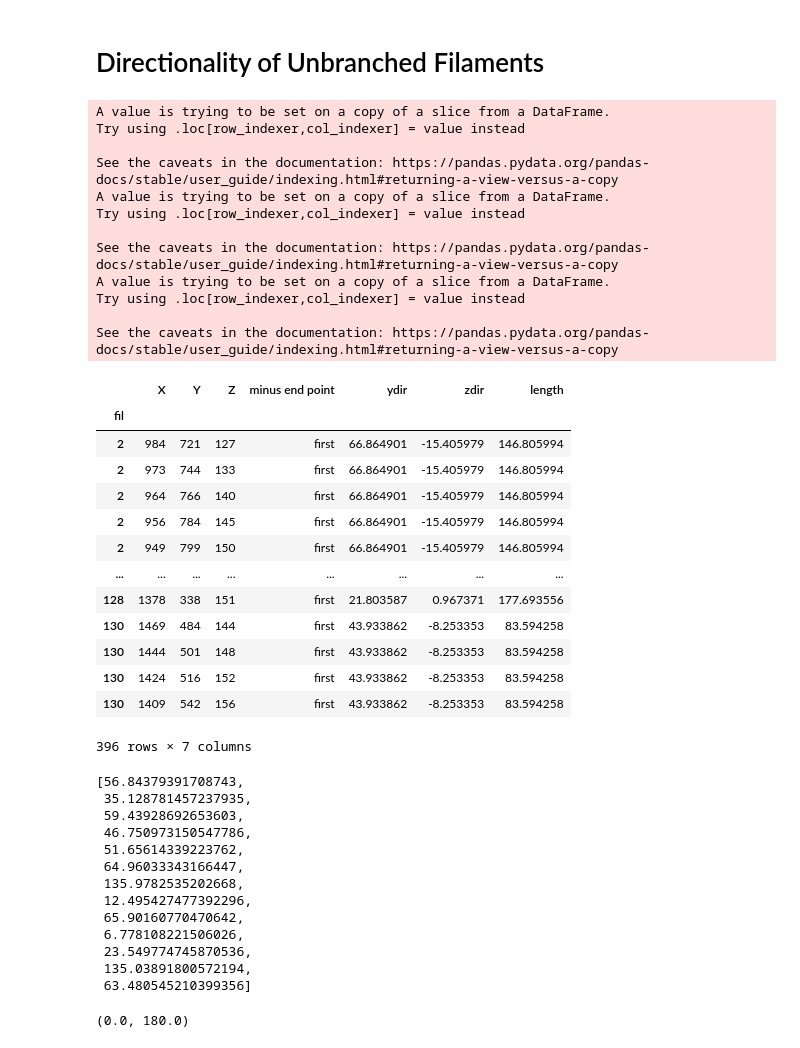
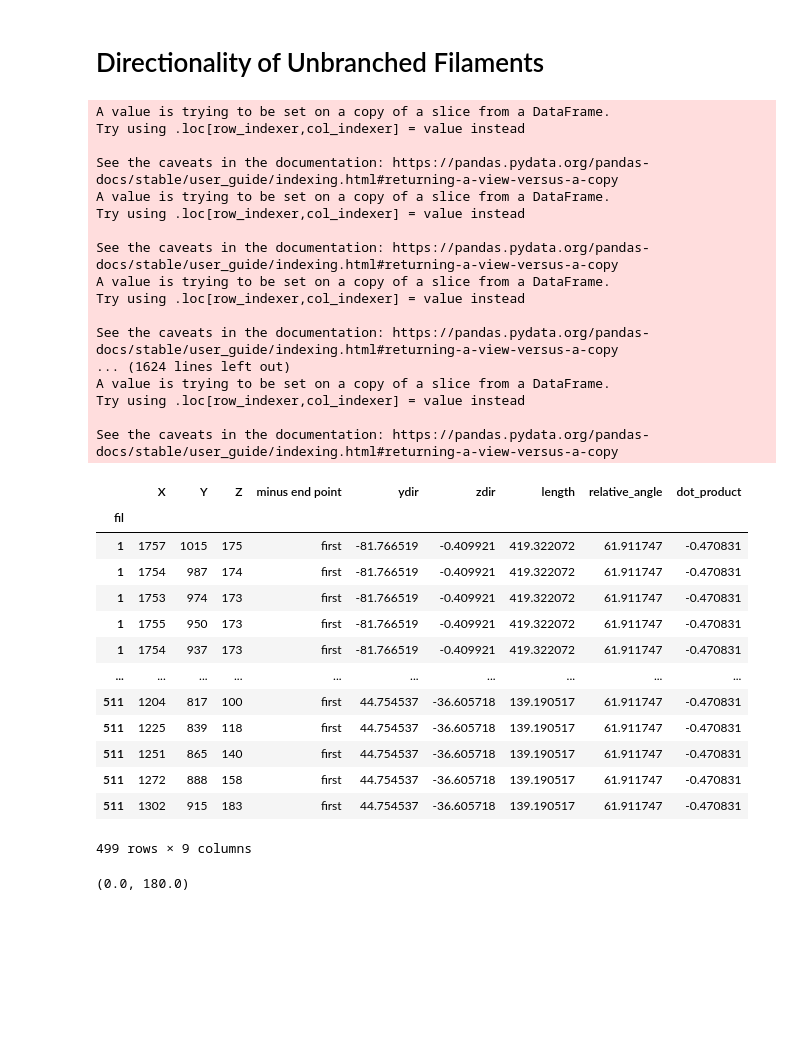
Before and after one commit to kvegesna/polarity-analysis, a Jupyter notebook: Notebooks/Plot_filament_orientations.ipynb, the cells around one changed output. Cells and saved outputs as stored; diff of their text form; code cells hidden in the pictures; blank space fills up the shorter version.

```diff
--- a/Notebooks/Plot_filament_orientations.ipynb
+++ b/Notebooks/Plot_filament_orientations.ipynb
@@ -55,7 +142,8 @@ def read_text_unbranched_coords(file, label = 'fil'):
     coords = pd.read_table(ub_coordsfile, delim_whitespace=True)
     coords.columns = ['Contour number in model', 'X', 'Y', 'Z']
     return coords
-ub_coords = read_text_unbranched_coords(actinfile1)
+# actinfile2 is unbranched filaments
+ub_coords = read_text_unbranched_coords(actinfile2)
 
 
 #Purpose: Merge unbranched coords txt file with dataframe from excel file
@@ -147,7 +239,7 @@ actin1 = read_text(actinfile1)
 actin2 = read_text(actinfile2)
 membrane = read_text(membranefile, 'contour')
 # membrane
-coords = actin2
+branched_coords = actin1
 # %%
 #No-Go Plane Definition
 #Taken from here: https://stackoverflow.com/questions/53698635/how-to-define-a-plane-with-3-points-and-plot-it-in-3d
@@ -277,9 +332,9 @@ for filament in selected_ub_coords.index.unique():
     cur_filament = selected_ub_coords[selected_ub_coords.index==filament]
     ax.plot(xs=cur_filament['X'], ys=cur_filament['Y'], zs=cur_filament['Z'], linewidth=3,)
 
-# for filament in coords.index.unique():
-#     cur_filament = coords[coords.index==filament]
-#     ax.plot(xs=cur_filament['X'], ys=cur_filament['Y'], zs=cur_filament['Z'], linewidth=3)
+for filament in branched_coords.index.unique():
+    cur_filament = coords[coords.index==filament]
+    ax.plot(xs=cur_filament['X'], ys=cur_filament['Y'], zs=cur_filament['Z'], linewidth=3)
 
 for contourr in CCP['contour'].unique():
     cur_contour = CCP[CCP['contour']==contourr]
@@ -295,9 +350,9 @@ for i in range(int(xvals.size/2)):
 # ax.plot(xs = pit['X'], ys=pit['Y'], zs = pit['Z'], linewidth=5)
 # ax.autoscale(enable=True,tight=True)
 
-plt.xlim([500,1400])
-plt.ylim([350,950])
-ax.set_zlim([50,250])
+# plt.xlim([500,1400])
+# plt.ylim([350,950])
+# ax.set_zlim([50,250])
 
 ax.set_xticks(np.arange(500,1400,100))
 ax.set_yticks(np.arange(400,1000,100))
@@ -388,8 +443,8 @@ relative_angles_90 = []
 normal_vector = normal
 
 
-for filament in coords.index.unique():
-    cur_filament = coords[coords.index==filament]
+for filament in branched_coords.index.unique():
+    cur_filament = branched_coords[branched_coords.index==filament]
     xx = cur_filament.X
     yy = cur_filament.Y
     zz = cur_filament.Z
@@ -415,8 +470,9 @@ for filament in coords.index.unique():
 # NOTE that the sign may have to be manually determined in different datasets.
 # We don't know ahead of time whether the normal vector is pointing "up" or "down."
 # so when plotting, we will check whether the value seems to be flipped or not.
+# We set the normal_directionality value (1 or -1) near the top of the notebook when setting the folder name
 
-    dot_product = np.dot(unit_vector_1, unit_vector_2)
+    dot_product = np.dot(unit_vector_1, unit_vector_2)*normal_directionality
 
 #     relative_angle is the relative angle between the normal vector and the filament vector
 #   starts at 0 and ends at 180
@@ -549,8 +624,10 @@ for filament in selected_ub_coords.index.unique():
 # NOTE that the sign may have to be manually determined in different datasets.
 # We don't know ahead of time whether the normal vector is pointing "up" or "down."
 # so when plotting, we will check whether the value seems to be flipped or not.
+# We set the normal_directionality value (1 or -1) near the top of the notebook when setting the folder name
 
-    dot_product = np.dot(unit_vector_1, unit_vector_2)
+    dot_product = np.dot(unit_vector_1, unit_vector_2)*normal_directionality
+
 
 #  ******   if orientaton of ub filament is plus_end_first, then make dot_product the opposite sign HERE ****
 
@@ -584,61 +661,50 @@ for filament in selected_ub_coords.index.unique():
 
     zdir = np.degrees(-(np.arcsin(deltazz/fil_length)))
 #     zdir = -np.arcsin(deltazz/fil_length)
 
     zdirs.append(zdir)
 
     filament_lengths.append(fil_length)
 
     cur_filament['ydir']=ydir
     cur_filament['zdir']=zdir
     cur_filament['length']=fil_length
     cur_filament['relative_angle'] = relative_angle
     cur_filament['dot_product'] = dot_product
     all_filaments.append(cur_filament)
 
 ub_all_filaments_df = pd.concat(all_filaments)
 ub_all_filaments_df
 # %% [output]
 A value is trying to be set on a copy of a slice from a DataFrame.
 Try using .loc[row_indexer,col_indexer] = value instead
 
 See the caveats in the documentation: https://pandas.pydata.org/pandas-docs/stable/user_guide/indexing.html#returning-a-view-versus-a-copy
 A value is trying to be set on a copy of a slice from a DataFrame.
 Try using .loc[row_indexer,col_indexer] = value instead
 
 See the caveats in the documentation: https://pandas.pydata.org/pandas-docs/stable/user_guide/indexing.html#returning-a-view-versus-a-copy
 A value is trying to be set on a copy of a slice from a DataFrame.
 Try using .loc[row_indexer,col_indexer] = value instead
 
 See the caveats in the documentation: https://pandas.pydata.org/pandas-docs/stable/user_guide/indexing.html#returning-a-view-versus-a-copy
+... (1624 lines left out)
+A value is trying to be set on a copy of a slice from a DataFrame.
+Try using .loc[row_indexer,col_indexer] = value instead
+
+See the caveats in the documentation: https://pandas.pydata.org/pandas-docs/stable/user_guide/indexing.html#returning-a-view-versus-a-copy
-|  | X | Y | Z | minus end point | ydir | zdir | length |
-| fil |  |  |  |  |  |  |  |
-| 2 | 984 | 721 | 127 | first | 66.864901 | -15.405979 | 146.805994 |
-| 2 | 973 | 744 | 133 | first | 66.864901 | -15.405979 | 146.805994 |
-| 2 | 964 | 766 | 140 | first | 66.864901 | -15.405979 | 146.805994 |
-| 2 | 956 | 784 | 145 | first | 66.864901 | -15.405979 | 146.805994 |
-| 2 | 949 | 799 | 150 | first | 66.864901 | -15.405979 | 146.805994 |
-| ... | ... | ... | ... | ... | ... | ... | ... |
-| 128 | 1378 | 338 | 151 | first | 21.803587 | 0.967371 | 177.693556 |
-| 130 | 1469 | 484 | 144 | first | 43.933862 | -8.253353 | 83.594258 |
-| 130 | 1444 | 501 | 148 | first | 43.933862 | -8.253353 | 83.594258 |
-| 130 | 1424 | 516 | 152 | first | 43.933862 | -8.253353 | 83.594258 |
-| 130 | 1409 | 542 | 156 | first | 43.933862 | -8.253353 | 83.594258 |
+|  | X | Y | Z | minus end point | ydir | zdir | length | relative_angle | dot_product |
+| fil |  |  |  |  |  |  |  |  |  |
+| 1 | 1757 | 1015 | 175 | first | -81.766519 | -0.409921 | 419.322072 | 61.911747 | -0.470831 |
+| 1 | 1754 | 987 | 174 | first | -81.766519 | -0.409921 | 419.322072 | 61.911747 | -0.470831 |
+| 1 | 1753 | 974 | 173 | first | -81.766519 | -0.409921 | 419.322072 | 61.911747 | -0.470831 |
+| 1 | 1755 | 950 | 173 | first | -81.766519 | -0.409921 | 419.322072 | 61.911747 | -0.470831 |
+| 1 | 1754 | 937 | 173 | first | -81.766519 | -0.409921 | 419.322072 | 61.911747 | -0.470831 |
+| ... | ... | ... | ... | ... | ... | ... | ... | ... | ... |
+| 511 | 1204 | 817 | 100 | first | 44.754537 | -36.605718 | 139.190517 | 61.911747 | -0.470831 |
+| 511 | 1225 | 839 | 118 | first | 44.754537 | -36.605718 | 139.190517 | 61.911747 | -0.470831 |
+| 511 | 1251 | 865 | 140 | first | 44.754537 | -36.605718 | 139.190517 | 61.911747 | -0.470831 |
+| 511 | 1272 | 888 | 158 | first | 44.754537 | -36.605718 | 139.190517 | 61.911747 | -0.470831 |
+| 511 | 1302 | 915 | 183 | first | 44.754537 | -36.605718 | 139.190517 | 61.911747 | -0.470831 |
-396 rows × 7 columns
+499 rows × 9 columns
-# %%
-relative_angles
-# %% [output]
-[56.84379391708743,
- 35.128781457237935,
- 59.43928692653603,
- 46.750973150547786,
- 51.65614339223762,
- 64.96033343166447,
- 135.9782535202668,
- 12.495427477392296,
- 65.90160770470642,
- 6.778108221506026,
- 23.549774745870536,
- 135.03891800572194,
- 63.480545210399356]
 # %%
```
Also changed, not shown: parts of 21 cells of this notebook, 18 other files.
